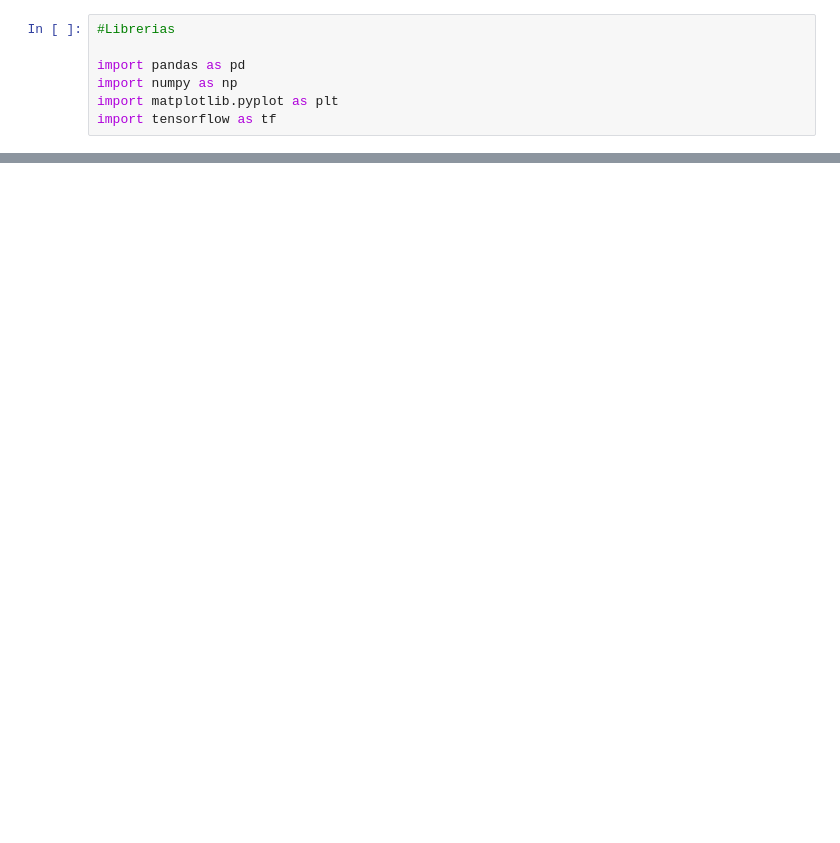
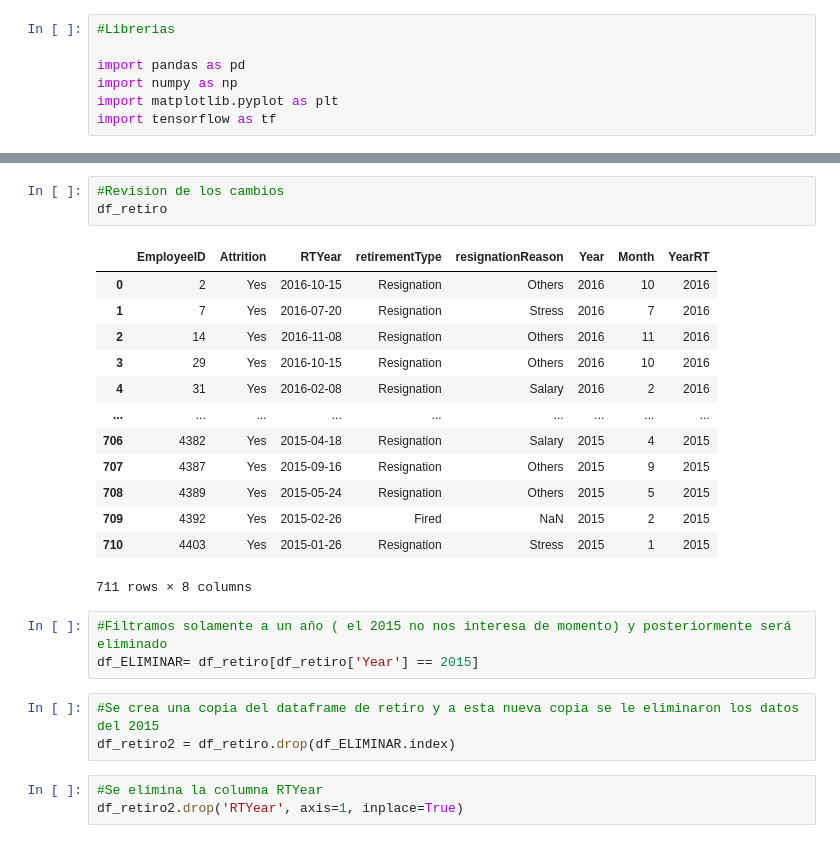
Before and after one commit to SantiRestrepoOlarte/ML_HumanResources, a Jupyter notebook: ProyectoRH.ipynb, the cells around one changed output, grey strips where cells are left out. Saved outputs shown, nothing was run; the diff lists cells and outputs as text; blank space fills up the shorter version.

```diff
--- a/ProyectoRH.ipynb
+++ b/ProyectoRH.ipynb
@@ -25,0 +249,26 @@ df_general
+# %%
+#Revision de los cambios
+df_retiro
+# %% [output]
+|  | EmployeeID | Attrition | RTYear | retirementType | resignationReason | Year | Month | YearRT |
+| 0 | 2 | Yes | 2016-10-15 | Resignation | Others | 2016 | 10 | 2016 |
+| 1 | 7 | Yes | 2016-07-20 | Resignation | Stress | 2016 | 7 | 2016 |
+| 2 | 14 | Yes | 2016-11-08 | Resignation | Others | 2016 | 11 | 2016 |
+| 3 | 29 | Yes | 2016-10-15 | Resignation | Others | 2016 | 10 | 2016 |
+| 4 | 31 | Yes | 2016-02-08 | Resignation | Salary | 2016 | 2 | 2016 |
+| ... | ... | ... | ... | ... | ... | ... | ... | ... |
+| 706 | 4382 | Yes | 2015-04-18 | Resignation | Salary | 2015 | 4 | 2015 |
+| 707 | 4387 | Yes | 2015-09-16 | Resignation | Others | 2015 | 9 | 2015 |
+| 708 | 4389 | Yes | 2015-05-24 | Resignation | Others | 2015 | 5 | 2015 |
+| 709 | 4392 | Yes | 2015-02-26 | Fired | NaN | 2015 | 2 | 2015 |
+| 710 | 4403 | Yes | 2015-01-26 | Resignation | Stress | 2015 | 1 | 2015 |
+711 rows × 8 columns
+# %%
+#Filtramos solamente a un año ( el 2015 no nos interesa de momento) y posteriormente será eliminado
+df_ELIMINAR= df_retiro[df_retiro['Year'] == 2015]
+# %%
+#Se crea una copia del dataframe de retiro y a esta nueva copia se le eliminaron los datos del 2015
+df_retiro2 = df_retiro.drop(df_ELIMINAR.index)
+# %%
+#Se elimina la columna RTYear
+df_retiro2.drop('RTYear', axis=1, inplace=True)
```
Also changed, not shown: parts of 39 cells of this notebook.
